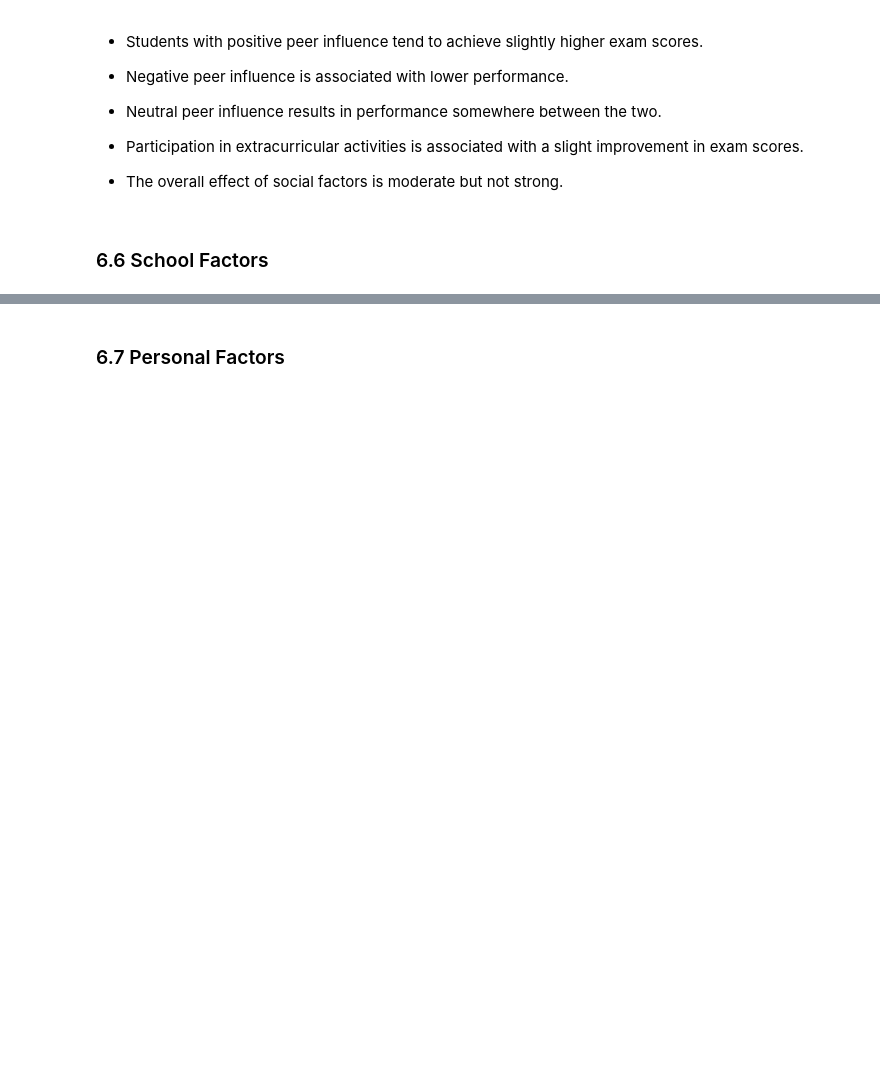
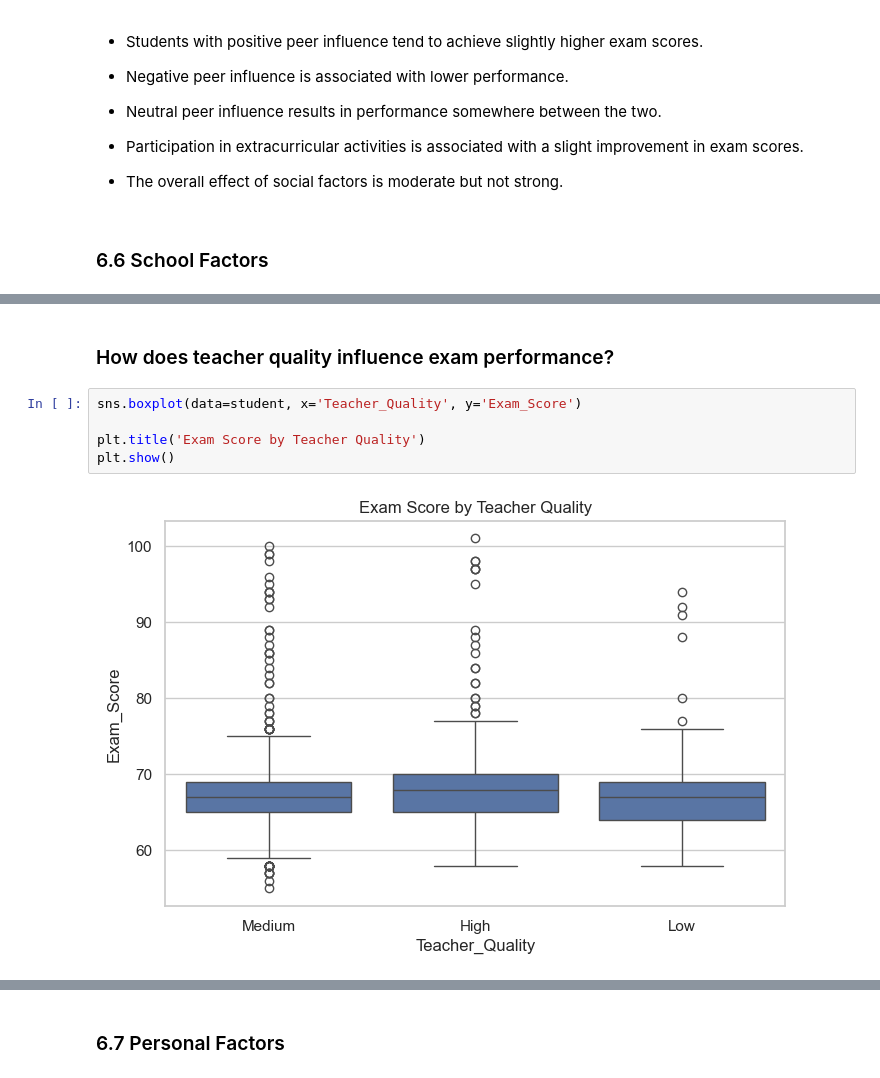
Before and after one commit to Nujud123/A-AI-Bootcamp, a Jupyter notebook: student/course2/p2_student_exam.ipynb, the cells around one changed output, grey strips where cells are left out. Drawn from its saved outputs; the diff is of its cells as text; blank space fills up the shorter version.

```diff
--- a/student/course2/p2_student_exam.ipynb
+++ b/student/course2/p2_student_exam.ipynb
@@ -420,0 +430,9 @@ plt.show()
+# %% [markdown]
+### How does teacher quality influence exam performance?
+# %%
+sns.boxplot(data=student, x='Teacher_Quality', y='Exam_Score')
+
+plt.title('Exam Score by Teacher Quality')
+plt.show()
+# %% [output]
+[figure, added]
```
Also changed, not shown: parts of 7 cells of this notebook.
